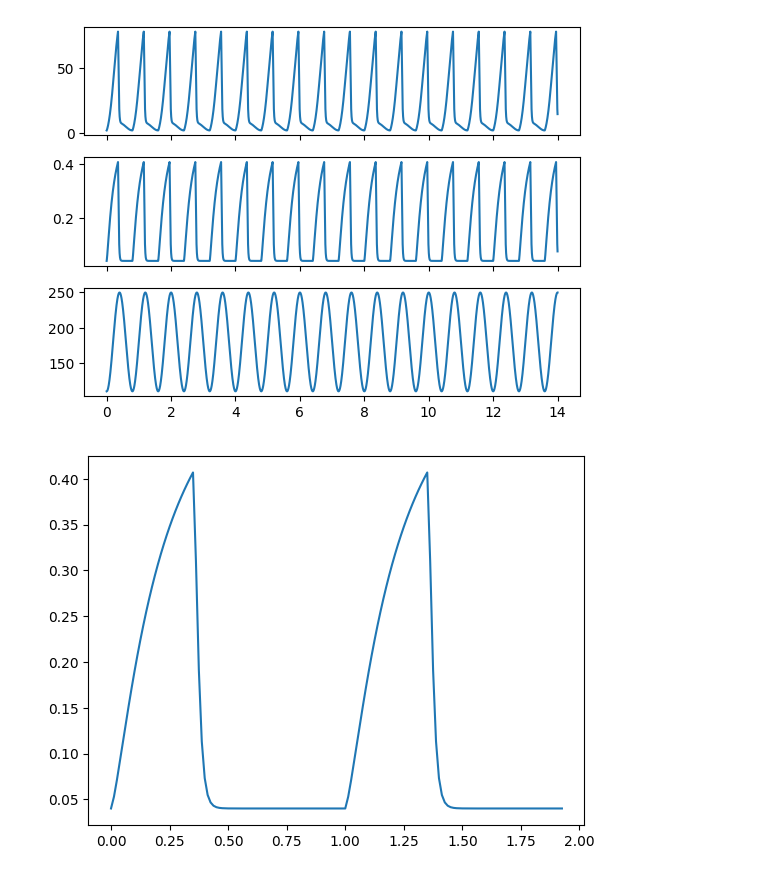
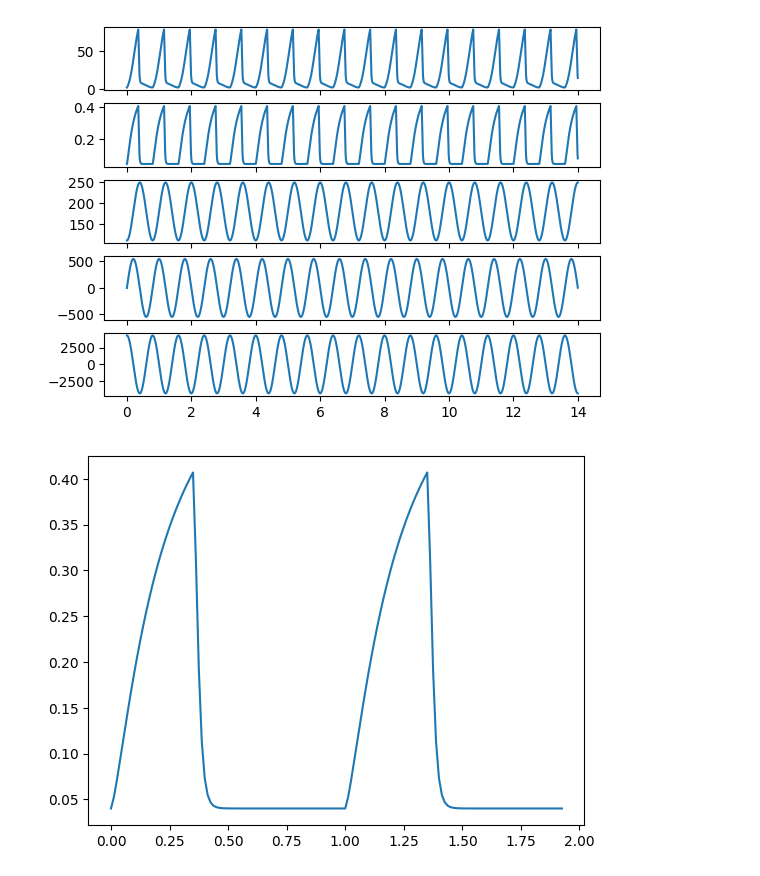
Before and after one commit to ShitingHuang-1/closed_circuit, a Jupyter notebook: test.ipynb, the cells around one changed output. Saved outputs shown, nothing was run; the diff lists cells and outputs as text; code cells hidden in the pictures.

```diff
--- a/test.ipynb
+++ b/test.ipynb
@@ -15,25 +12,30 @@ t=np.arange(0,14,delta_t)
 vt=(-69.51672*np.cos(7.85398*t)+180)
 dvdt=546*np.sin((2*math.pi/T)*t)
 dqdt=4288.2739*np.cos(7.85398*t)
+# %%
+a=heart(0.269*T,0.452*T,1.32,27.4,0.6,0.04,20*10**(-9),55,T)
+#tau1,tau2,m1,m2,Emax,Emin,Ks,V0
 # %%
 pt=[]
 Et=[]
 Rs=[]
 for i in range(len(t)):
-    pt.append(a.p(vt[i],dvdt[i],t[i]))
+    pt.append(a.p(vt[i],t[i]))
     Et.append(a.Et(t[i]))
     Rs.append(a.Rs(vt[i],t[i]))
 #pt=pt[400:1400]
 # %%
-fig,axs = plt.subplots(3,1,sharex=True)
+fig,axs = plt.subplots(5,1,sharex=True)
 axs[0].plot(t,pt)
 axs[1].plot(t, Et)
 axs[2].plot(t, vt)
+axs[3].plot(t,dvdt)
+axs[4].plot(t,dqdt)
 #plt.xlim(4, 7)  # setting x scale
 #plt.ylim(4, 6)
 plt.show()
 # %% [output]
-[figure, old version]
+[figure, new version]
 # %%
 plt.plot(t,Et)
 #plt.xlim(4, 7)  # setting x scale
```
Also changed, not shown: parts of 7 cells of this notebook, 6 other files.
